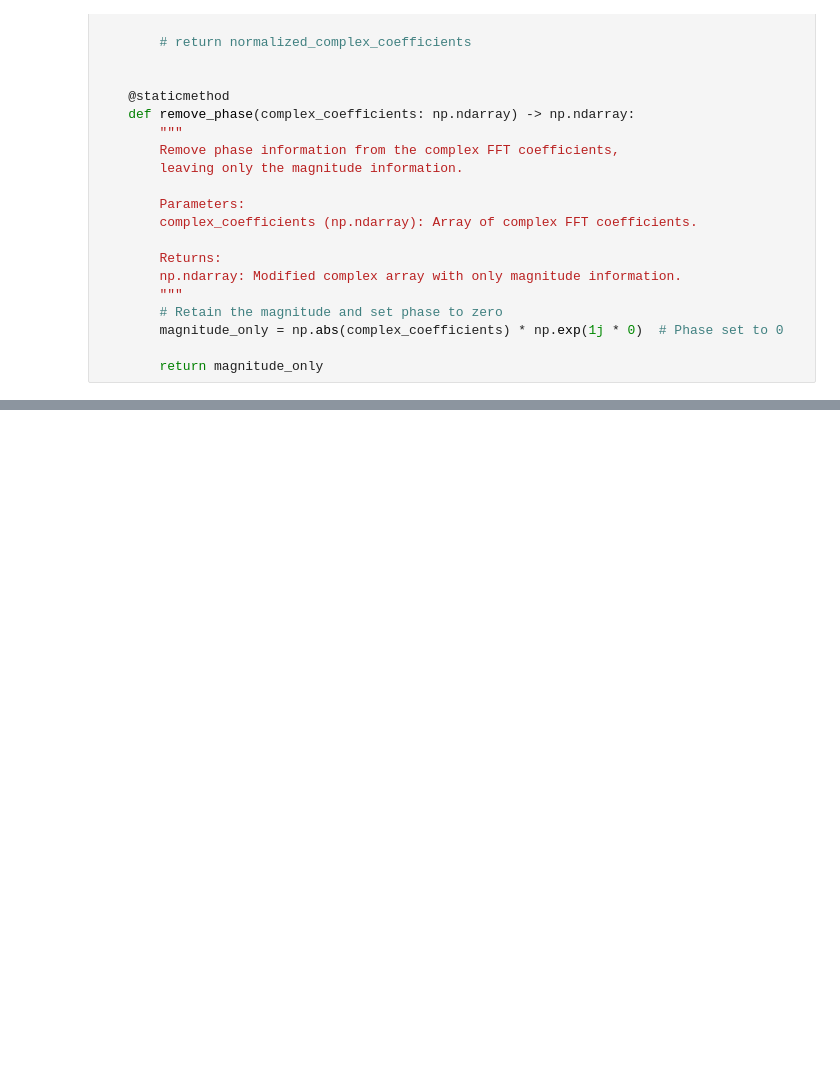
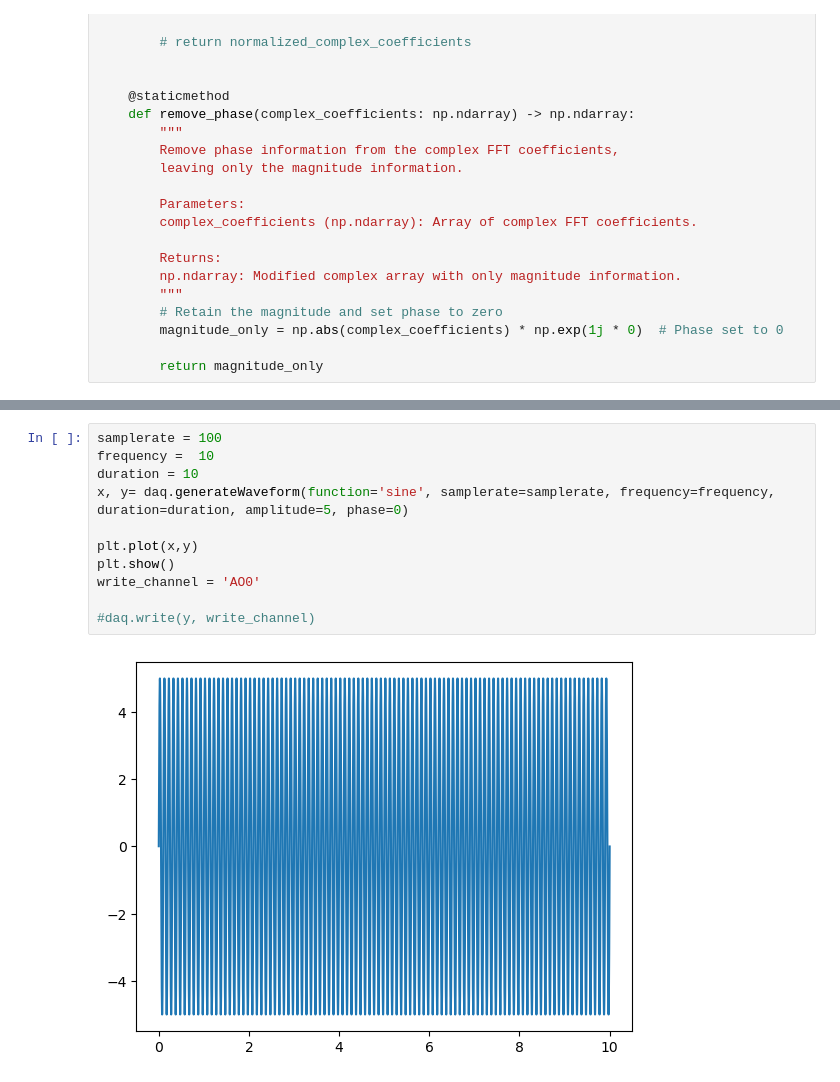
Before and after one commit to TapWhite/PE1, a Jupyter notebook: PE_sessions/PE_session_3/Sessie_3.ipynb, the cells around one changed output, grey strips where cells are left out. Saved outputs shown, nothing was run; the diff lists cells and outputs as text; blank space fills up the shorter version.

```diff
--- a/PE_sessions/PE_session_3/Sessie_3.ipynb
+++ b/PE_sessions/PE_session_3/Sessie_3.ipynb
@@ -308,0 +329,13 @@ daq._addInputChannels(task=dx.Task(), channels='AI0')
+# %%
+samplerate = 100
+frequency =  10
+duration = 10
+x, y= daq.generateWaveform(function='sine', samplerate=samplerate, frequency=frequency, duration=duration, amplitude=5, phase=0)
+
+plt.plot(x,y)
+plt.show()
+write_channel = 'AO0'
+
+#daq.write(y, write_channel)
+# %% [output]
+[figure, added]
```
Also changed, not shown: parts of 3 cells of this notebook, 1 other file.
